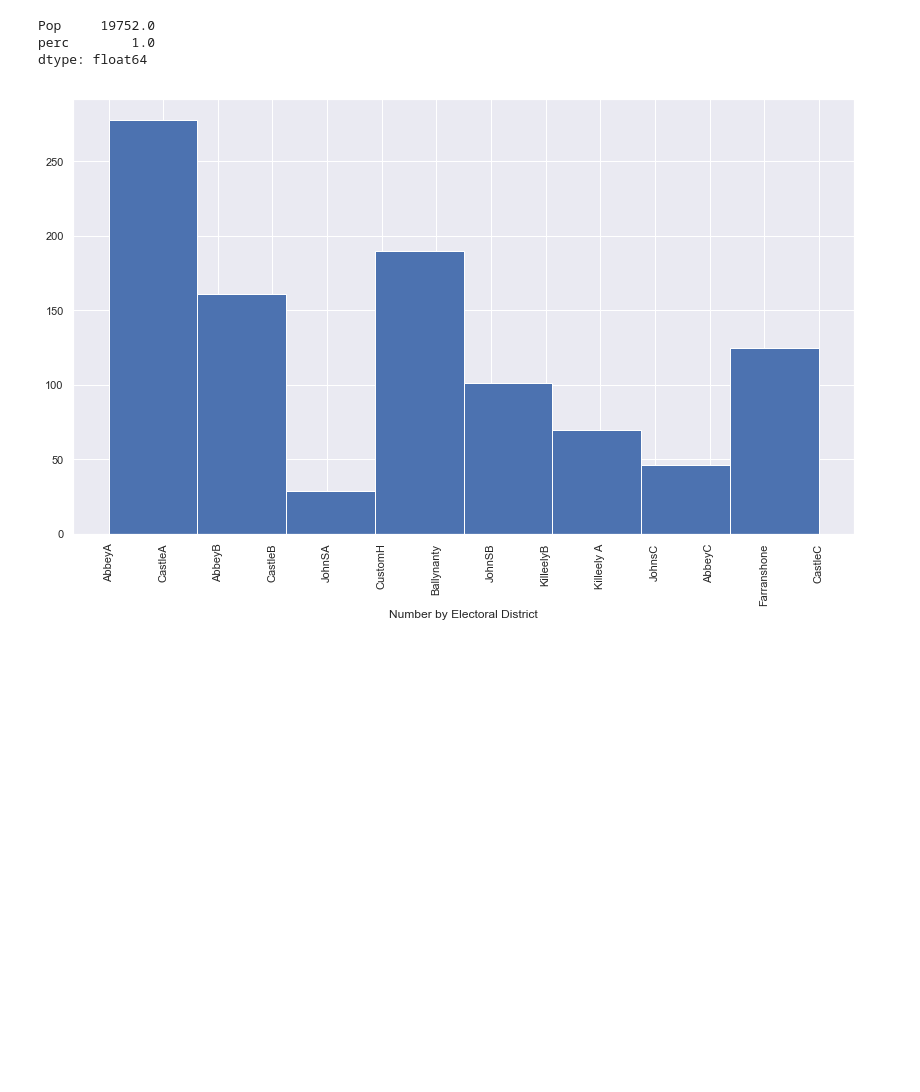
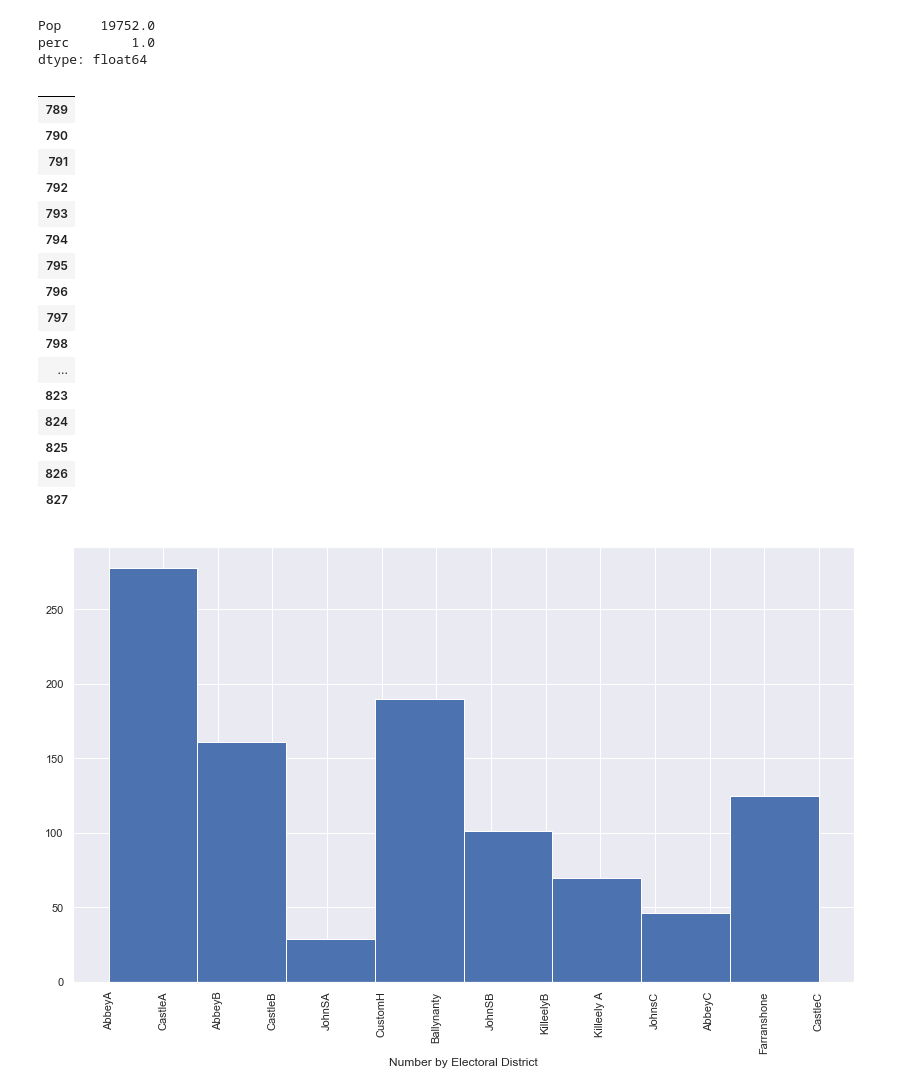
Before and after one commit to fionaoriordan/52465_19_project, a Jupyter notebook: 52465_19_project_dep1.ipynb, the cells around one changed output. Cells and saved outputs as stored; diff of their text form; code cells hidden in the pictures; blank space fills up the shorter version.

```diff
--- a/52465_19_project_dep1.ipynb
+++ b/52465_19_project_dep1.ipynb
@@ -146,3 +144,30 @@ district = np.random.choice(ed, samplesize,p =df1['perc'])
+# %%
+#  https://stackoverflow.com/a/18201448/11250489
+district = np.sort(np.random.choice(ed, samplesize,p =df1['perc']))
+
+
+
+df2 = pd.DataFrame(data={'DISTRICT': district})
+
+df2[(df2['DISTRICT'] == "JohnSA")].iloc[:, 0:0] # all the rows of the fist columns
+# %% [output]
+|  |
+| 789 |
+| 790 |
+| 791 |
+| 792 |
+| 793 |
+| 794 |
+| 795 |
+| 796 |
+| 797 |
+| 798 |
+| ... |
+| 823 |
+| 824 |
+| 825 |
+| 826 |
+| 827 |
 # %%
 # plot a histogram of array location distribution.x
 
```
Also changed, not shown: parts of 10 cells of this notebook.
